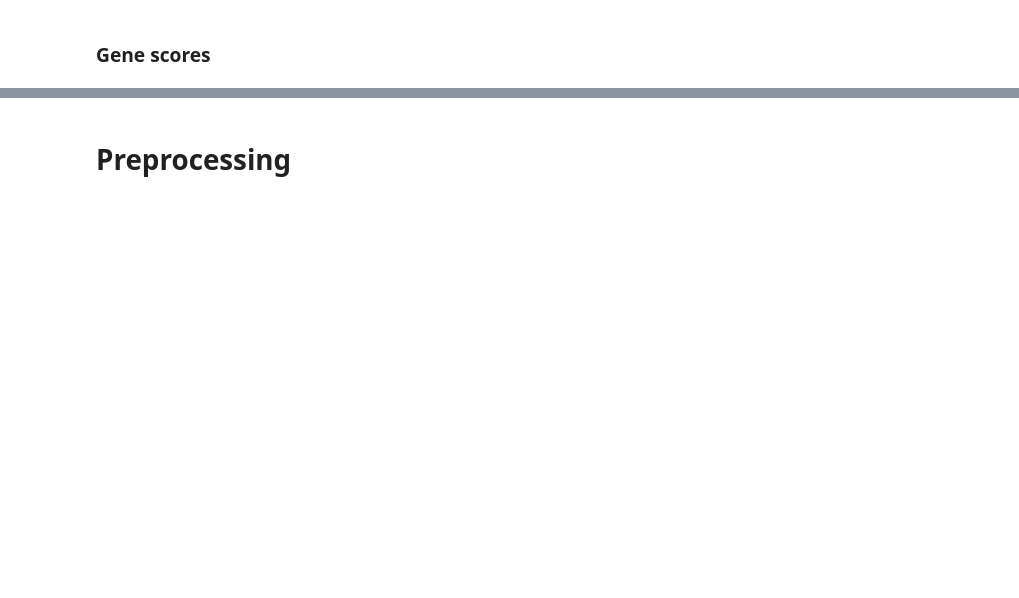
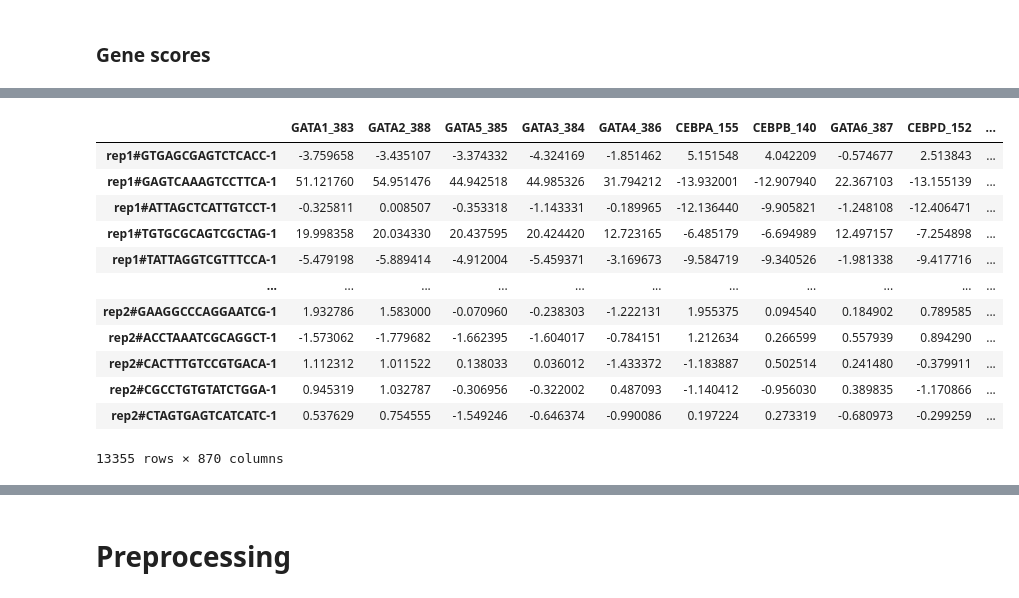
Before and after one commit to settylab/single-cell-primers, a Jupyter notebook: notebooks/tcell-dep-multiome-ATAC.ipynb, the cells around one changed output, grey strips where cells are left out. Drawn from its saved outputs; the diff is of its cells as text; code cells hidden in the pictures; blank space fills up the shorter version.

```diff
--- a/notebooks/tcell-dep-multiome-ATAC.ipynb
+++ b/notebooks/tcell-dep-multiome-ATAC.ipynb
@@ -81,0 +99,3 @@ np.shape(peaks)
+# %%
+motif_scores = pd.read_csv(data_dir + "motif_scores.csv", index_col = 0 )
+motif_scores
@@ -152,0 +245,16 @@ AnnData object with n_obs × n_vars = 9605 × 272770
+# %%
+motif_scores.T
+# %% [output]
+|  | GATA1_383 | GATA2_388 | GATA5_385 | GATA3_384 | GATA4_386 | CEBPA_155 | CEBPB_140 | GATA6_387 | CEBPD_152 | ... |
+| rep1#GTGAGCGAGTCTCACC-1 | -3.759658 | -3.435107 | -3.374332 | -4.324169 | -1.851462 | 5.151548 | 4.042209 | -0.574677 | 2.513843 | ... |
+| rep1#GAGTCAAAGTCCTTCA-1 | 51.121760 | 54.951476 | 44.942518 | 44.985326 | 31.794212 | -13.932001 | -12.907940 | 22.367103 | -13.155139 | ... |
+| rep1#ATTAGCTCATTGTCCT-1 | -0.325811 | 0.008507 | -0.353318 | -1.143331 | -0.189965 | -12.136440 | -9.905821 | -1.248108 | -12.406471 | ... |
+| rep1#TGTGCGCAGTCGCTAG-1 | 19.998358 | 20.034330 | 20.437595 | 20.424420 | 12.723165 | -6.485179 | -6.694989 | 12.497157 | -7.254898 | ... |
+| rep1#TATTAGGTCGTTTCCA-1 | -5.479198 | -5.889414 | -4.912004 | -5.459371 | -3.169673 | -9.584719 | -9.340526 | -1.981338 | -9.417716 | ... |
+| ... | ... | ... | ... | ... | ... | ... | ... | ... | ... | ... |
+| rep2#GAAGGCCCAGGAATCG-1 | 1.932786 | 1.583000 | -0.070960 | -0.238303 | -1.222131 | 1.955375 | 0.094540 | 0.184902 | 0.789585 | ... |
+| rep2#ACCTAAATCGCAGGCT-1 | -1.573062 | -1.779682 | -1.662395 | -1.604017 | -0.784151 | 1.212634 | 0.266599 | 0.557939 | 0.894290 | ... |
+| rep2#CACTTTGTCCGTGACA-1 | 1.112312 | 1.011522 | 0.138033 | 0.036012 | -1.433372 | -1.183887 | 0.502514 | 0.241480 | -0.379911 | ... |
+| rep2#CGCCTGTGTATCTGGA-1 | 0.945319 | 1.032787 | -0.306956 | -0.322002 | 0.487093 | -1.140412 | -0.956030 | 0.389835 | -1.170866 | ... |
+| rep2#CTAGTGAGTCATCATC-1 | 0.537629 | 0.754555 | -1.549246 | -0.646374 | -0.990086 | 0.197224 | 0.273319 | -0.680973 | -0.299259 | ... |
+13355 rows × 870 columns
```
Also changed, not shown: parts of 26 cells of this notebook, 2 other files.
